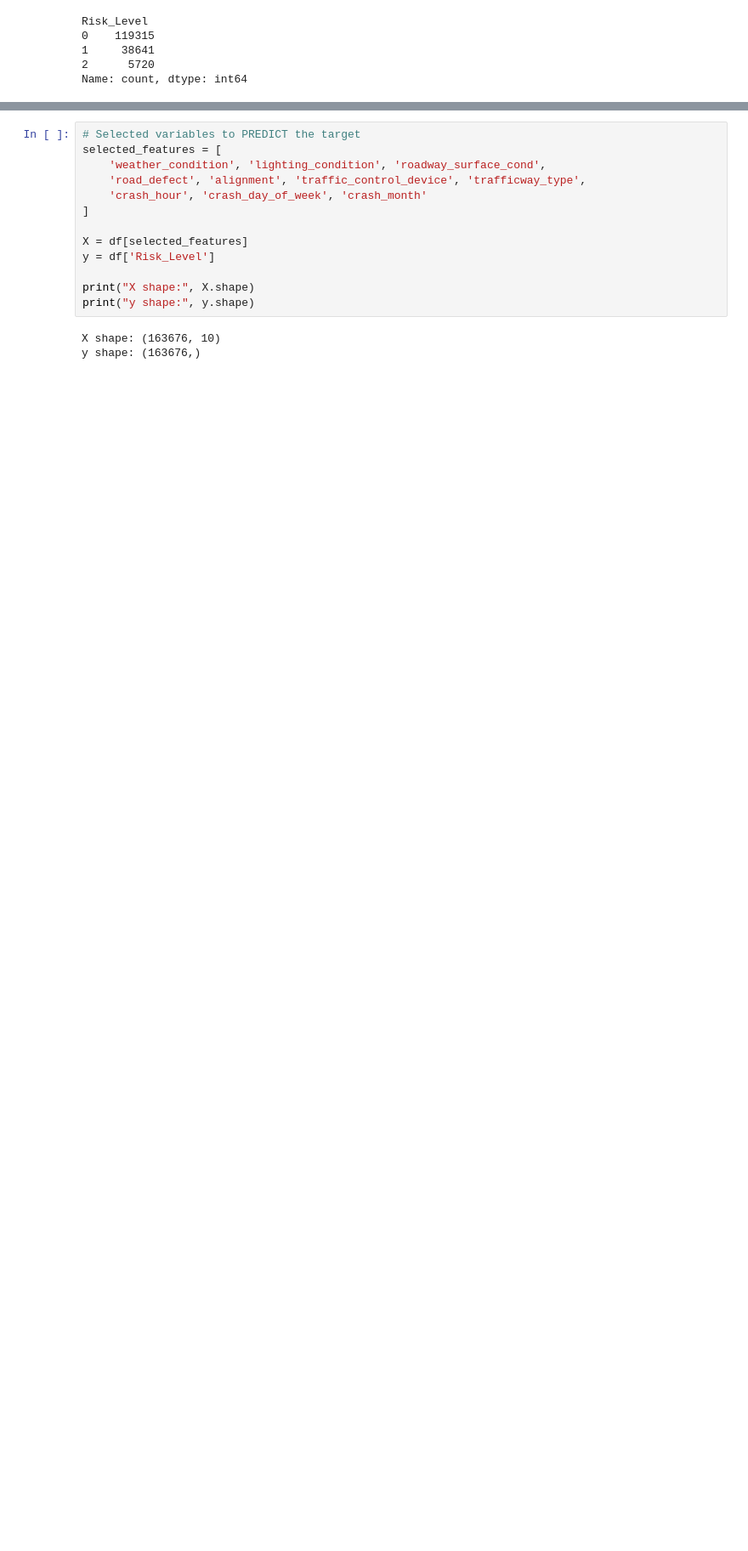
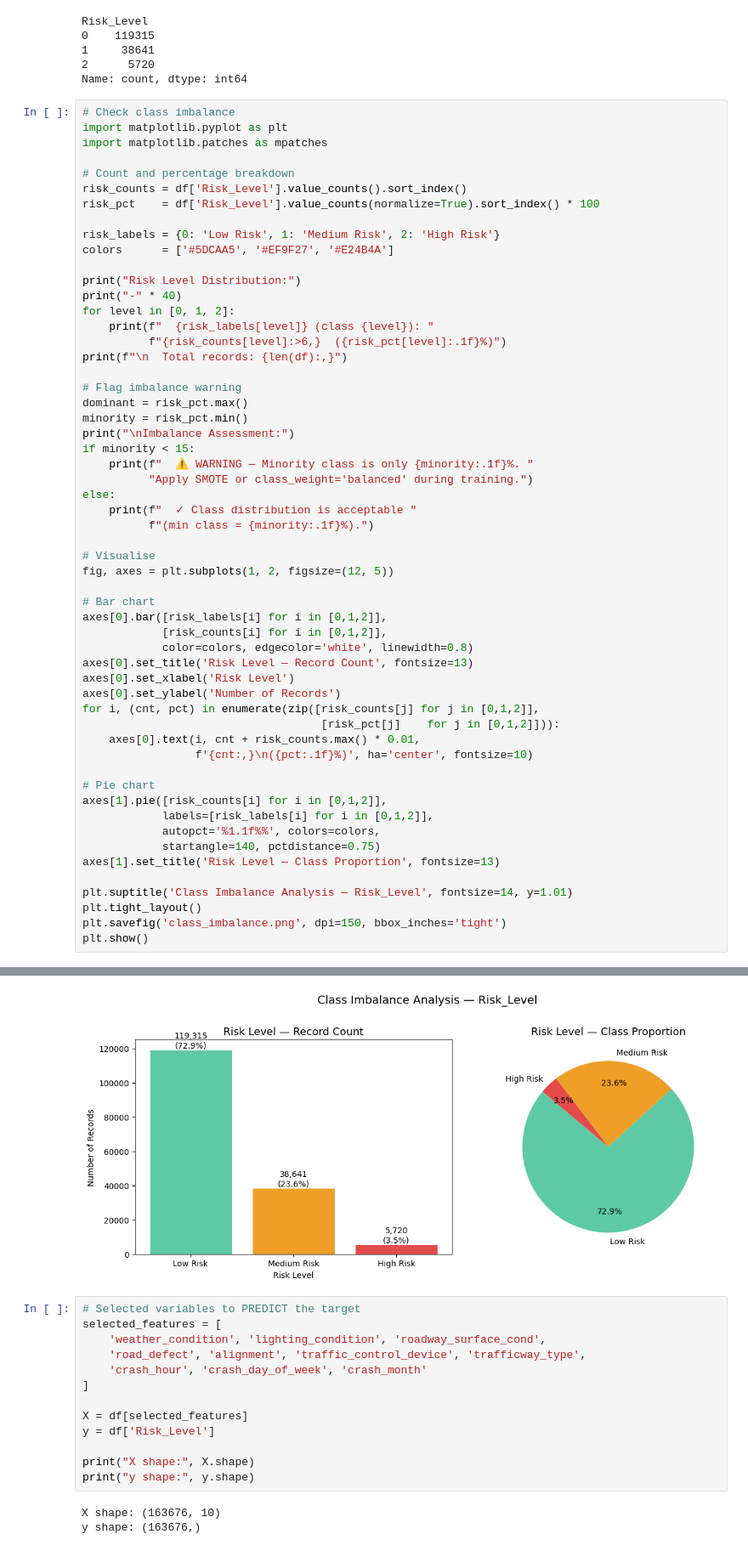
Before and after one commit to LoongHong/urban-intersection-safety, a Jupyter notebook: datapreprocessing.ipynb, the cells around one changed output, grey strips where cells are left out. Shown at 85% size. Saved outputs shown, nothing was run; the diff lists cells and outputs as text; blank space fills up the shorter version.

```diff
--- a/datapreprocessing.ipynb
+++ b/datapreprocessing.ipynb
@@ -339,3 +337,60 @@ Risk_Level
 1     38641
 2      5720
 Name: count, dtype: int64
+# %%
+# Check class imbalance
+import matplotlib.pyplot as plt
+import matplotlib.patches as mpatches
+
+# Count and percentage breakdown
+risk_counts = df['Risk_Level'].value_counts().sort_index()
+risk_pct    = df['Risk_Level'].value_counts(normalize=True).sort_index() * 100
+
+risk_labels = {0: 'Low Risk', 1: 'Medium Risk', 2: 'High Risk'}
+colors      = ['#5DCAA5', '#EF9F27', '#E24B4A']
+
+print("Risk Level Distribution:")
+print("-" * 40)
+for level in [0, 1, 2]:
+    print(f"  {risk_labels[level]} (class {level}): "
+          f"{risk_counts[level]:>6,}  ({risk_pct[level]:.1f}%)")
+print(f"\n  Total records: {len(df):,}")
+
+# Flag imbalance warning
+dominant = risk_pct.max()
+minority = risk_pct.min()
+print("\nImbalance Assessment:")
+if minority < 15:
+    print(f"  ⚠ WARNING — Minority class is only {minority:.1f}%. "
+          "Apply SMOTE or class_weight='balanced' during training.")
+else:
+    print(f"  ✓ Class distribution is acceptable "
+          f"(min class = {minority:.1f}%).")
+
+# Visualise
+fig, axes = plt.subplots(1, 2, figsize=(12, 5))
+
+# Bar chart
+axes[0].bar([risk_labels[i] for i in [0,1,2]],
+            [risk_counts[i] for i in [0,1,2]],
+            color=colors, edgecolor='white', linewidth=0.8)
+axes[0].set_title('Risk Level — Record Count', fontsize=13)
+axes[0].set_xlabel('Risk Level')
+axes[0].set_ylabel('Number of Records')
+for i, (cnt, pct) in enumerate(zip([risk_counts[j] for j in [0,1,2]],
+                                    [risk_pct[j]    for j in [0,1,2]])):
+    axes[0].text(i, cnt + risk_counts.max() * 0.01,
+                 f'{cnt:,}\n({pct:.1f}%)', ha='center', fontsize=10)
+
+# Pie chart
+axes[1].pie([risk_counts[i] for i in [0,1,2]],
+            labels=[risk_labels[i] for i in [0,1,2]],
+            autopct='%1.1f%%', colors=colors,
+            startangle=140, pctdistance=0.75)
+axes[1].set_title('Risk Level — Class Proportion', fontsize=13)
+
+plt.suptitle('Class Imbalance Analysis — Risk_Level', fontsize=14, y=1.01)
+plt.tight_layout()
+plt.savefig('class_imbalance.png', dpi=150, bbox_inches='tight')
+plt.show()
+# %% [output]
@@ -342,3 +407,4 @@ Name: count, dtype: int64
+[figure, added]
 # %%
 # Selected variables to PREDICT the target
 selected_features = [
```
Also changed, not shown: parts of 11 cells of this notebook, 3 other files.
